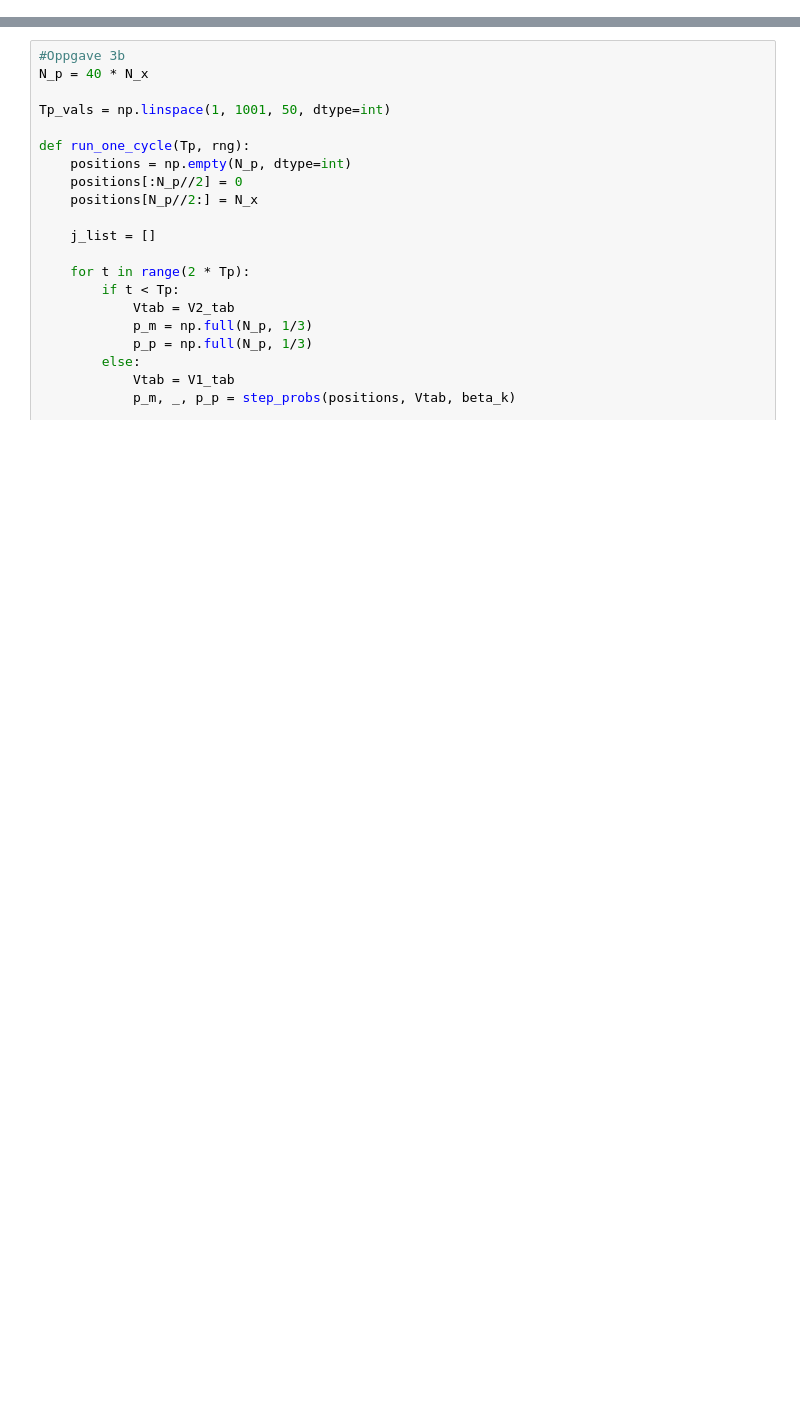
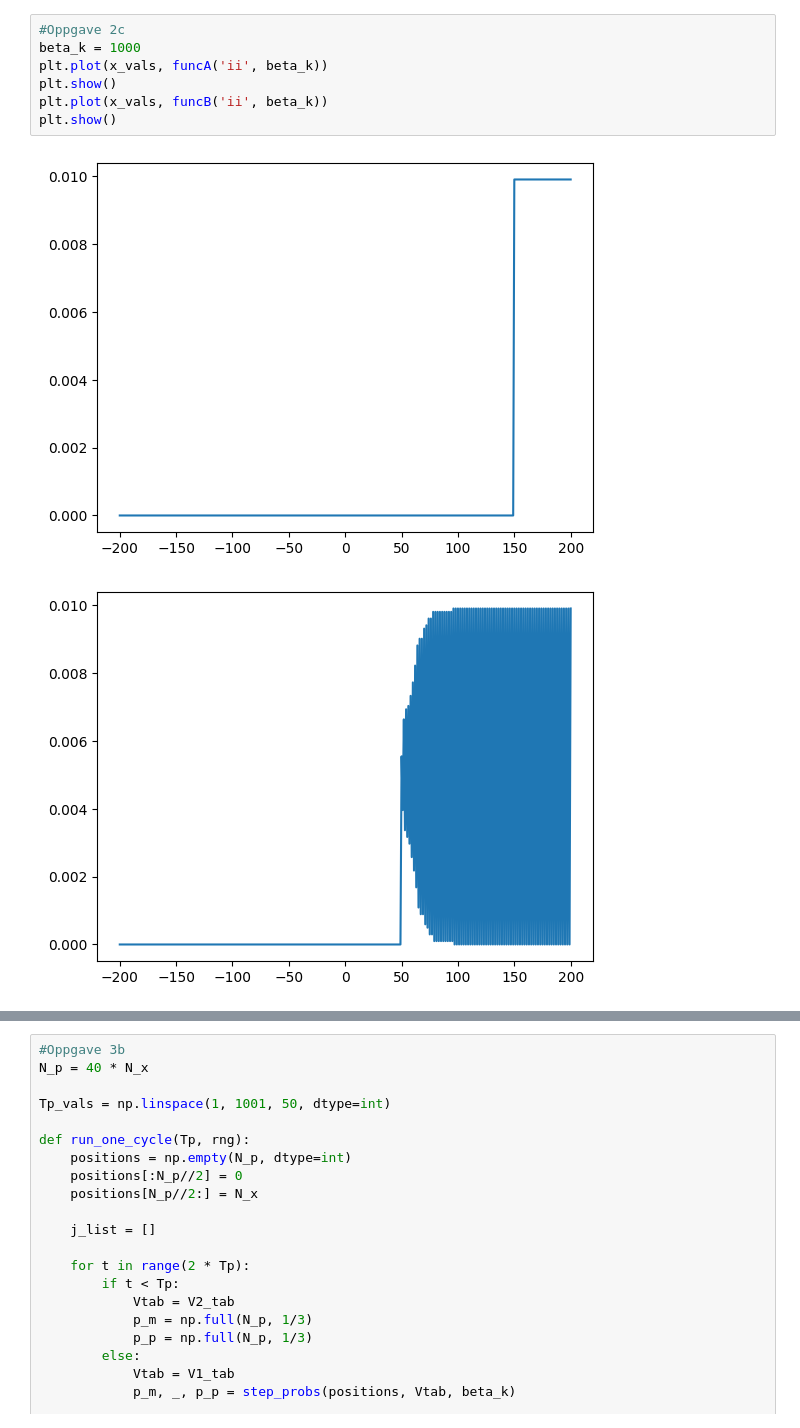
Before and after one commit to selmaberg05/TMA4320-Prosjekt2-gruppe-Andrihol-Emilyan-Selmahbe, a Jupyter notebook: all_kode.ipynb, the cells around one changed output, grey strips where cells are left out. Cells and saved outputs as stored; diff of their text form; blank space fills up the shorter version.

```diff
--- a/all_kode.ipynb
+++ b/all_kode.ipynb
@@ -109,3 +127,13 @@ plt.show()
+# %%
+#Oppgave 2c
+beta_k = 1000
+plt.plot(x_vals, funcA('ii', beta_k))
+plt.show()
+plt.plot(x_vals, funcB('ii', beta_k))
+plt.show()
+# %% [output]
+[figure, added]
+[figure, added]
 # %%
 #Oppgave 3a
 alpha = 0.8
```
Also changed, not shown: parts of 13 cells of this notebook.
